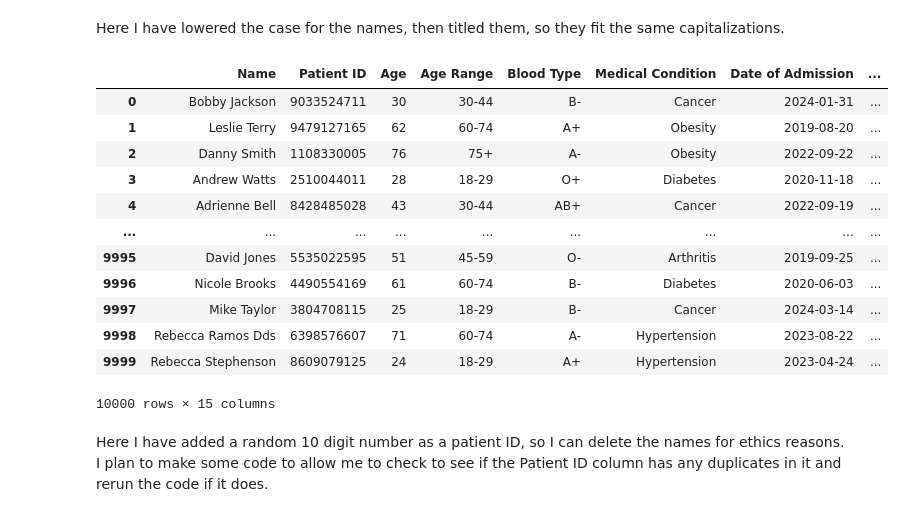
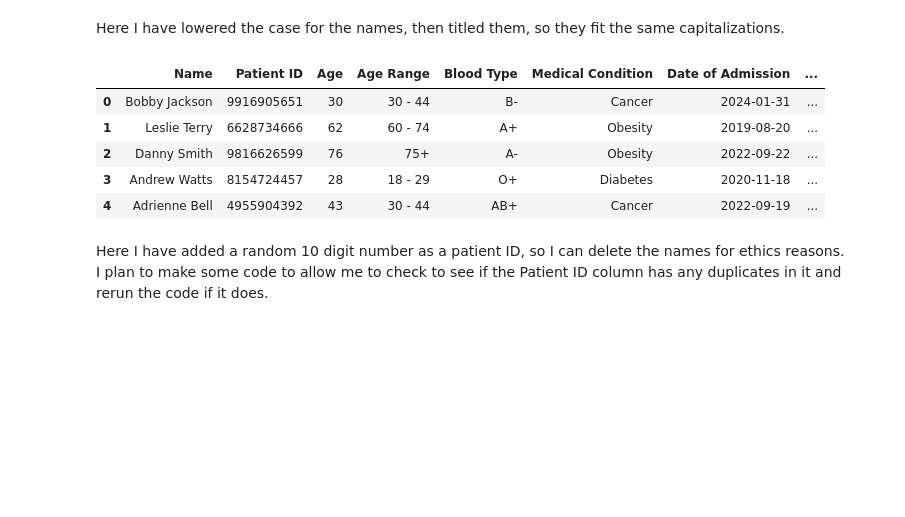
Before and after one commit to MatTetsu/Healthcare, a Jupyter notebook: jupyter_notebooks/Healthcare_Cleaning.ipynb, the cells around one changed output. Cells and saved outputs as stored; diff of their text form; code cells hidden in the pictures; blank space fills up the shorter version.

```diff
--- a/jupyter_notebooks/Healthcare_Cleaning.ipynb
+++ b/jupyter_notebooks/Healthcare_Cleaning.ipynb
@@ -99,4 +88,5 @@ Here is says that there is no dupliacted rows within the dataset. Although this
 # %%
 df["Age Range"] = np.nan
 df["Patient ID"] = np.nan
+df["Length of Stay"] = np.nan
 df.drop(columns=["Gender", "Room Number"], inplace=True)
@@ -187,3 +134,3 @@ df
 # %%
-df = df[["Name", "Patient ID", "Age", "Age Range", "Blood Type", "Medical Condition", "Date of Admission", "Discharge Date", "Billing Amount", "Doctor", "Hospital", "Insurance Provider", "Medication", "Test Results", "Admission Type", ]]
+df = df[["Name", "Patient ID", "Age", "Age Range", "Blood Type", "Medical Condition", "Date of Admission", "Discharge Date", "Length of Stay", "Billing Amount", "Doctor", "Hospital", "Insurance Provider", "Medication", "Test Results", "Admission Type"]]
 # %%
@@ -205,2 +145,6 @@ df
 # %% [markdown]
 Here I have organised the columns in the data frame, to make it easier to read.
+# %%
+df["Date of Admission"] = pd.to_datetime(df["Date of Admission"])
+df["Discharge Date"] = pd.to_datetime(df["Discharge Date"])
+df["Length of Stay"] = (df["Discharge Date"]) - (df["Date of Admission"])
@@ -244,24 +185,17 @@ df
 Here I have lowered the case for the names, then titled them, so they fit the same capitalizations.
 # %%
 for i in df.index:
-    pid = random.randint(1_000_000_000, 10_000_000_000)
+    pid = random.randint(100000000, 9999999999)
     df.loc[i, "Patient ID"] = str(pid)
 # %%
-df
+df.head(5)
 # %% [output]
 |  | Name | Patient ID | Age | Age Range | Blood Type | Medical Condition | Date of Admission | ... |
-| 0 | Bobby Jackson | 9033524711 | 30 | 30-44 | B- | Cancer | 2024-01-31 | ... |
-| 1 | Leslie Terry | 9479127165 | 62 | 60-74 | A+ | Obesity | 2019-08-20 | ... |
-| 2 | Danny Smith | 1108330005 | 76 | 75+ | A- | Obesity | 2022-09-22 | ... |
-| 3 | Andrew Watts | 2510044011 | 28 | 18-29 | O+ | Diabetes | 2020-11-18 | ... |
-| 4 | Adrienne Bell | 8428485028 | 43 | 30-44 | AB+ | Cancer | 2022-09-19 | ... |
-| ... | ... | ... | ... | ... | ... | ... | ... | ... |
-| 9995 | David Jones | 5535022595 | 51 | 45-59 | O- | Arthritis | 2019-09-25 | ... |
-| 9996 | Nicole Brooks | 4490554169 | 61 | 60-74 | B- | Diabetes | 2020-06-03 | ... |
-| 9997 | Mike Taylor | 3804708115 | 25 | 18-29 | B- | Cancer | 2024-03-14 | ... |
-| 9998 | Rebecca Ramos Dds | 6398576607 | 71 | 60-74 | A- | Hypertension | 2023-08-22 | ... |
-| 9999 | Rebecca Stephenson | 8609079125 | 24 | 18-29 | A+ | Hypertension | 2023-04-24 | ... |
+| 0 | Bobby Jackson | 9916905651 | 30 | 30 - 44 | B- | Cancer | 2024-01-31 | ... |
+| 1 | Leslie Terry | 6628734666 | 62 | 60 - 74 | A+ | Obesity | 2019-08-20 | ... |
+| 2 | Danny Smith | 9816626599 | 76 | 75+ | A- | Obesity | 2022-09-22 | ... |
+| 3 | Andrew Watts | 8154724457 | 28 | 18 - 29 | O+ | Diabetes | 2020-11-18 | ... |
+| 4 | Adrienne Bell | 4955904392 | 43 | 30 - 44 | AB+ | Cancer | 2022-09-19 | ... |
-10000 rows × 15 columns
 # %% [markdown]
 Here I have added a random 10 digit number as a patient ID, so I can delete the names for ethics reasons. I plan to make some code to allow me to check to see if the Patient ID column has any duplicates in it and rerun the code if it does.
 # %%
```
Also changed, not shown: parts of 35 cells of this notebook, 3 other files.
